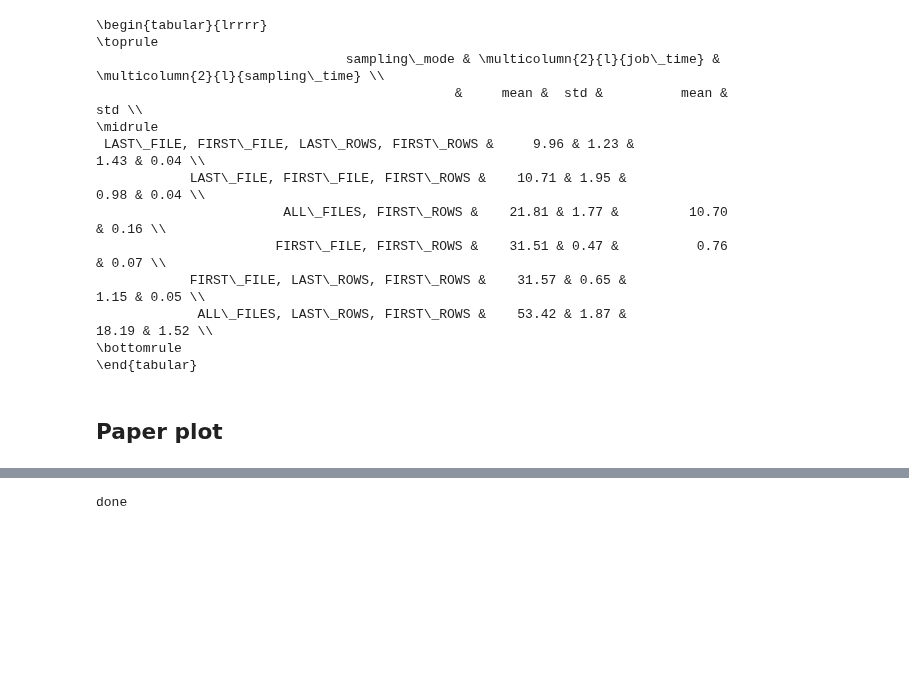
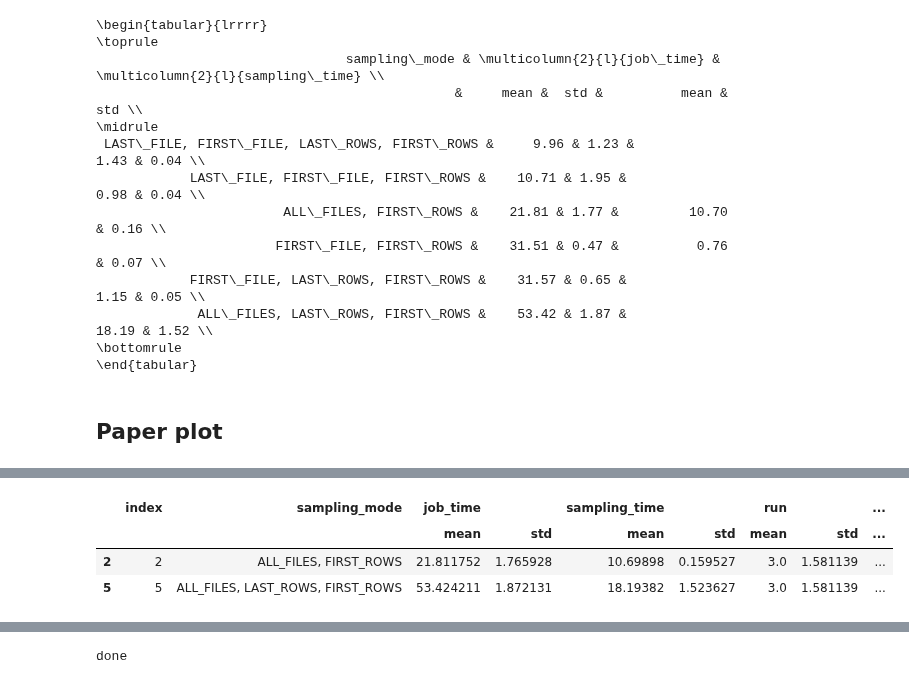
Before and after one commit to tuplex/tuplex, a Jupyter notebook: benchmarks/nextconf/hyperspecialization/flights/notebooks/02_WORKSHOP_Sampling_format.ipynb, the cells around one changed output, grey strips where cells are left out. Saved outputs shown, nothing was run; the diff lists cells and outputs as text; code cells hidden in the pictures; blank space fills up the shorter version.

```diff
--- a/benchmarks/nextconf/hyperspecialization/flights/notebooks/02_WORKSHOP_Sampling_format.ipynb
+++ b/benchmarks/nextconf/hyperspecialization/flights/notebooks/02_WORKSHOP_Sampling_format.ipynb
@@ -150,6 +168,8 @@ df
 df['job_time_excl_sampling'] = df['job_time'] - df['sampling_time']
 gdf = df.groupby('sampling_mode').agg(['mean', 'std']).reset_index().sort_values(by=('job_time', 'mean'))
 
+gdf['schema'] = gdf['sampling_mode'].apply(lambda x: schema_dict[x])
+gdf['paths'] = gdf['sampling_mode'].apply(lambda x: rpath_dict[x])
 gdf['sampling_mode'] = gdf['sampling_mode'].apply(lambda x: x.replace('SamplingMode.', '').replace('|', ', '))
 gdf
 # %% [output]
@@ -226,3 +246,9 @@ gdf
 | 2 | FIRST_FILE, FIRST_ROWS | 31.510562 | 0.471620 | 0.759407 | 0.067465 | 3.0 | 1.581139 | 30.751154 | ... |
 | 3 | FIRST_FILE, LAST_ROWS, FIRST_ROWS | 31.573034 | 0.650895 | 1.148578 | 0.050451 | 3.0 | 1.581139 | 30.424456 | ... |
 | 1 | ALL_FILES, LAST_ROWS, FIRST_ROWS | 53.424211 | 1.872131 | 18.193820 | 1.523627 | 3.0 | 1.581139 | 35.230391 | ... |
+# %%
+# encode schema using A, B, C, D!
+
+schema_mapping = dict(zip(list(gdf['schema'].unique()), ['A', 'B', 'C', 'D']))
+
+gdf['encoded_schema'] = gdf['schema'].apply(lambda x: schema_mapping[x])
@@ -228,0 +266,10 @@ gdf
+# %%
+fdf = gdf.reset_index(drop=True).reset_index()
+
+
+fdf[fdf['sampling_mode'].str.contains('ALL_FILES')]
+# %% [output]
+|  | index | sampling_mode | job_time |  | sampling_time |  | run |  | ... |
+|  |  |  | mean | std | mean | std | mean | std | ... |
+| 2 | 2 | ALL_FILES, FIRST_ROWS | 21.811752 | 1.765928 | 10.69898 | 0.159527 | 3.0 | 1.581139 | ... |
+| 5 | 5 | ALL_FILES, LAST_ROWS, FIRST_ROWS | 53.424211 | 1.872131 | 18.19382 | 1.523627 | 3.0 | 1.581139 | ... |
```
Also changed, not shown: parts of 9 cells of this notebook.
